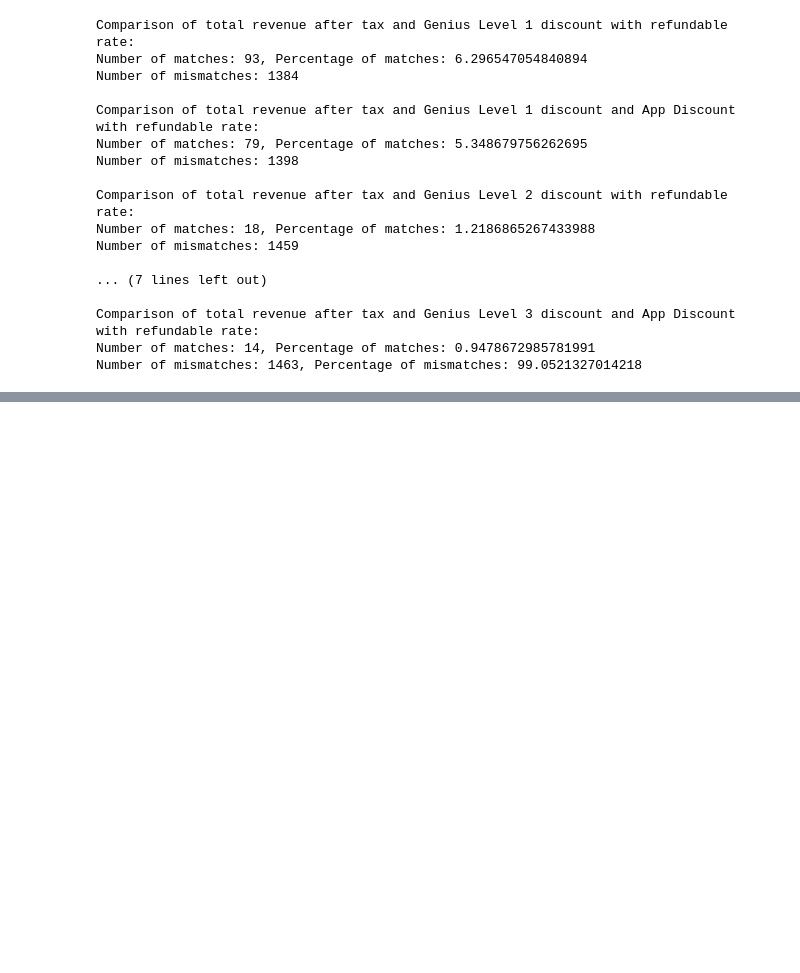
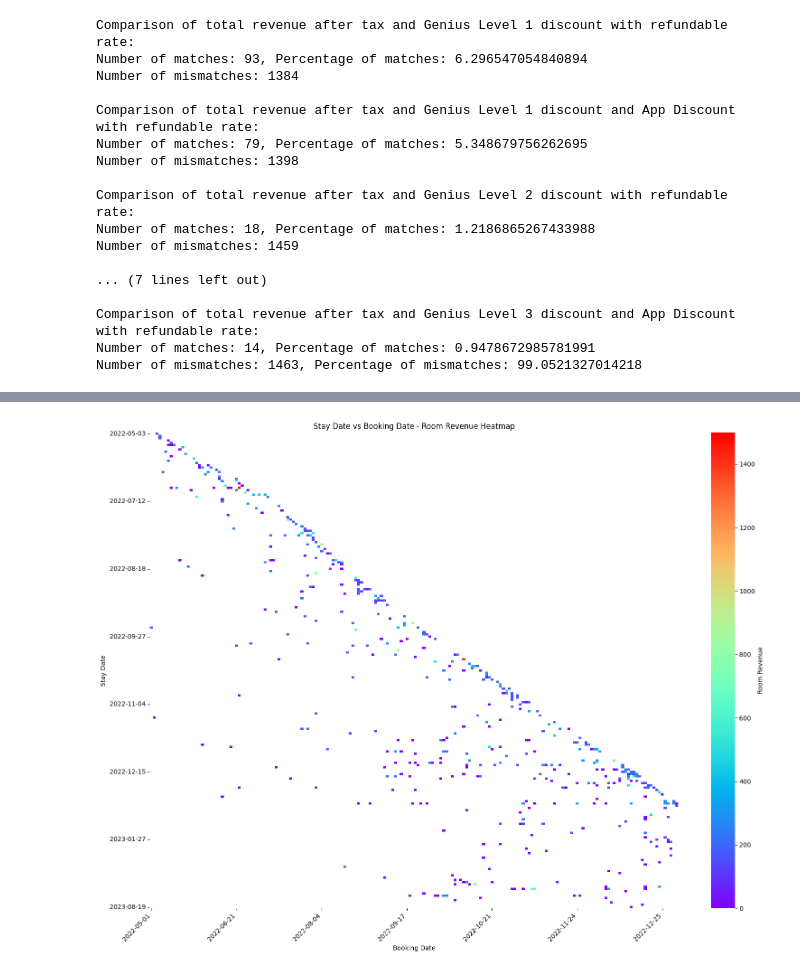
Before and after one commit to Fractal14/hotelcloud, a Jupyter notebook: detect_mismatched_prices.ipynb, the cells around one changed output, grey strips where cells are left out. Drawn from its saved outputs; the diff is of its cells as text; code cells hidden in the pictures; blank space fills up the shorter version.

Commit message:
added plots and removed normalisation

```diff
--- a/detect_mismatched_prices.ipynb
+++ b/detect_mismatched_prices.ipynb
@@ -274,15 +276,15 @@ finally:
 Data has been written to full_rates_data.csv
 PostgreSQL connection is closed
 # %%
-full_rates_data = pd.read_csv('full_rates_data.csv')
+filtered_rates_data = pd.read_csv('full_rates_data.csv')
 # Set display options to show all columns
 pd.set_option('display.max_columns', None)
 pd.set_option('display.width', None)
 pd.set_option('display.max_colwidth', None)
 
-print(f"Number of rows: {len(full_rates_data)}")
+print(f"Number of rows: {len(filtered_rates_data)}")
 
-full_rates_data.head()
+filtered_rates_data.head()
 # %% [output]
 Number of rows: 1477
 |  | first_name | last_name | hotel_id | room_id | created_date | check_in | check_out | cancel_date | ... |
@@ -503,0 +592,5 @@ First few rows of possible upgrades (rounded to 2 decimal places):
+# %%
+
+plot_revenue_heatmap(filtered_rates_data, start_date='2022-01-01', end_date='2022-12-31', cmap='rainbow')
+# %% [output]
+[figure, added]
```
Also changed, not shown: parts of 11 cells of this notebook, 6 other files.
